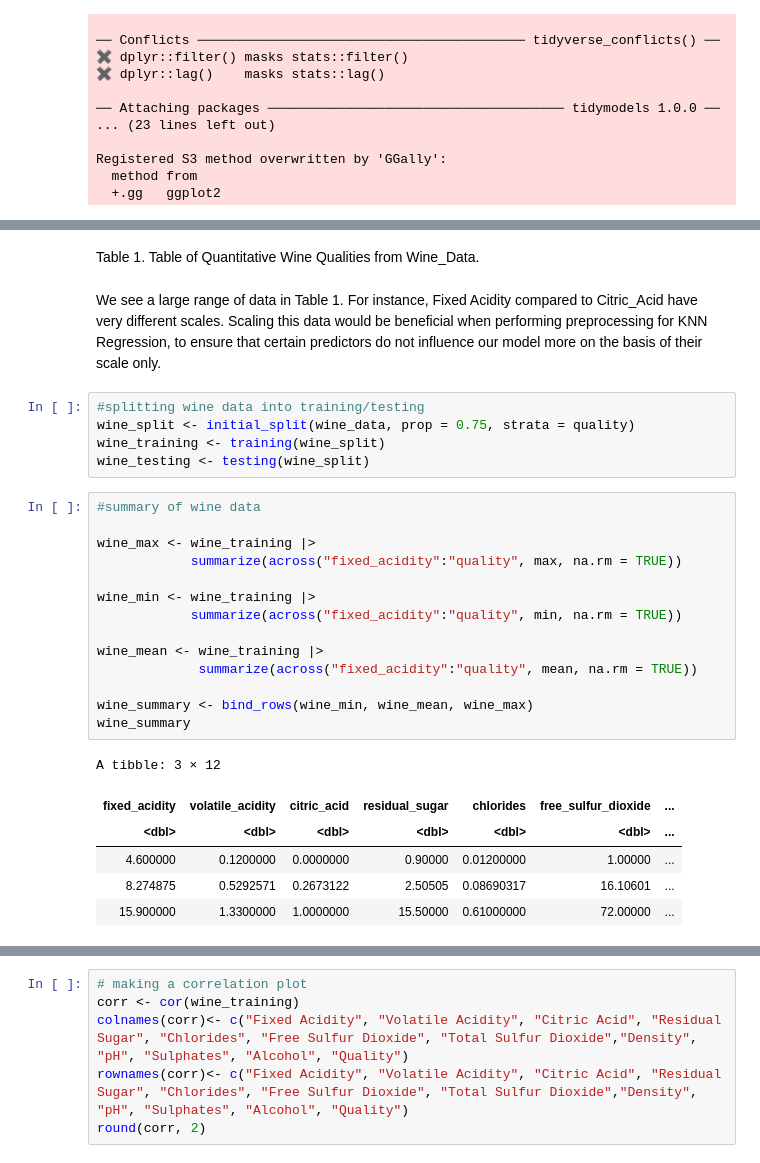
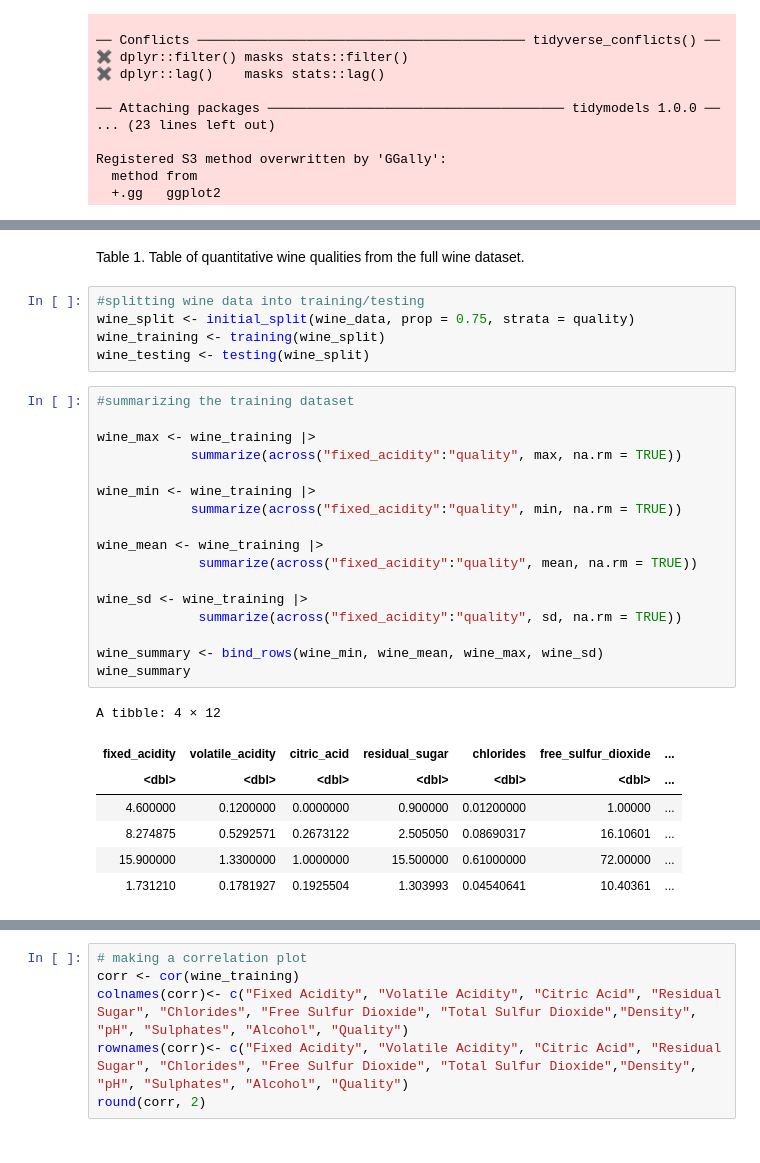
Before and after one commit to aleong2004/Wine-Quality-Prediction, a Jupyter notebook: Project.ipynb, the cells around one changed output, grey strips where cells are left out. Cells and saved outputs as stored; diff of their text form.

```diff
--- a/Project.ipynb
+++ b/Project.ipynb
@@ -77,35 +75,37 @@ A tibble: 1599 × 12
 | 5.9 | 0.645 | 0.12 | 2.0 | 0.075 | 32 | ... |
 | 6.0 | 0.310 | 0.47 | 3.6 | 0.067 | 18 | ... |
 # %% [markdown]
-Table 1. Table of Quantitative Wine Qualities from Wine_Data.
+Table 1. Table of quantitative wine qualities from the full wine dataset.
-# %% [markdown]
-We see a large range of data in Table 1. For instance, Fixed Acidity compared to Citric_Acid have very different scales. Scaling this data would be beneficial when performing preprocessing for KNN Regression, to ensure that certain predictors do not influence our model more on the basis of their scale only.
 # %%
 #splitting wine data into training/testing
 wine_split <- initial_split(wine_data, prop = 0.75, strata = quality)
 wine_training <- training(wine_split)
 wine_testing <- testing(wine_split)
 # %%
-#summary of wine data
+#summarizing the training dataset
 
 wine_max <- wine_training |>
             summarize(across("fixed_acidity":"quality", max, na.rm = TRUE))
 
 wine_min <- wine_training |>
             summarize(across("fixed_acidity":"quality", min, na.rm = TRUE))
 
 wine_mean <- wine_training |>
              summarize(across("fixed_acidity":"quality", mean, na.rm = TRUE))
 
-wine_summary <- bind_rows(wine_min, wine_mean, wine_max)
+wine_sd <- wine_training |>
+             summarize(across("fixed_acidity":"quality", sd, na.rm = TRUE))
+
+wine_summary <- bind_rows(wine_min, wine_mean, wine_max, wine_sd)
 wine_summary
 # %% [output]
-A tibble: 3 × 12
+A tibble: 4 × 12
 | fixed_acidity | volatile_acidity | citric_acid | residual_sugar | chlorides | free_sulfur_dioxide | ... |
 | <dbl> | <dbl> | <dbl> | <dbl> | <dbl> | <dbl> | ... |
-| 4.600000 | 0.1200000 | 0.0000000 | 0.90000 | 0.01200000 | 1.00000 | ... |
-| 8.274875 | 0.5292571 | 0.2673122 | 2.50505 | 0.08690317 | 16.10601 | ... |
-| 15.900000 | 1.3300000 | 1.0000000 | 15.50000 | 0.61000000 | 72.00000 | ... |
+| 4.600000 | 0.1200000 | 0.0000000 | 0.900000 | 0.01200000 | 1.00000 | ... |
+| 8.274875 | 0.5292571 | 0.2673122 | 2.505050 | 0.08690317 | 16.10601 | ... |
+| 15.900000 | 1.3300000 | 1.0000000 | 15.500000 | 0.61000000 | 72.00000 | ... |
+| 1.731210 | 0.1781927 | 0.1925504 | 1.303993 | 0.04540641 | 10.40361 | ... |
 # %% [markdown]
 Table 2. The above table is a summary of the training dataset.
 
```
Also changed, not shown: parts of 36 cells of this notebook.
